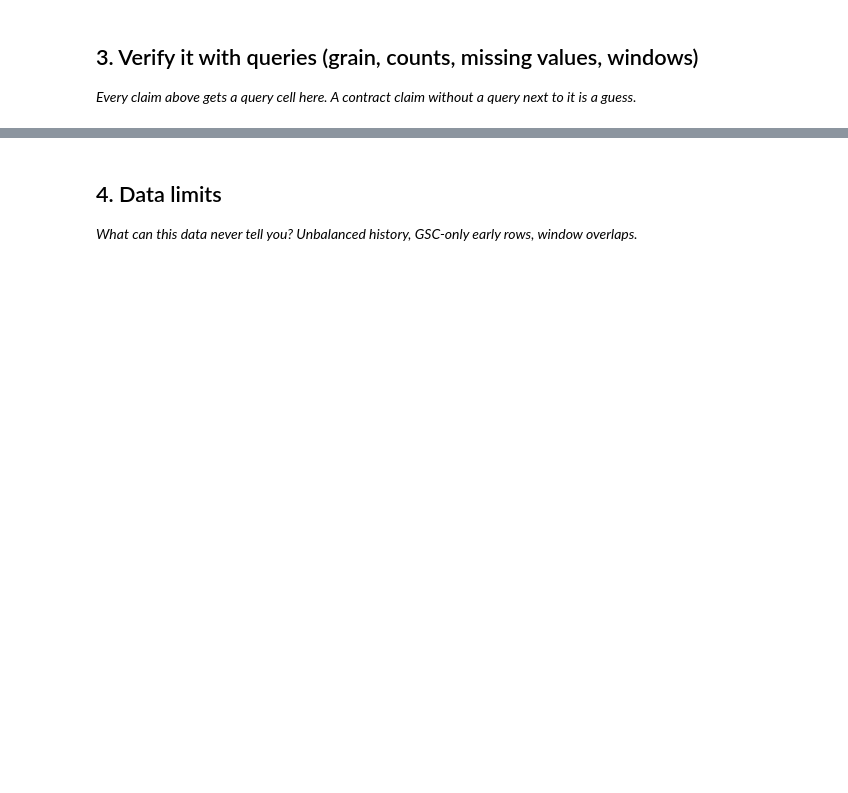
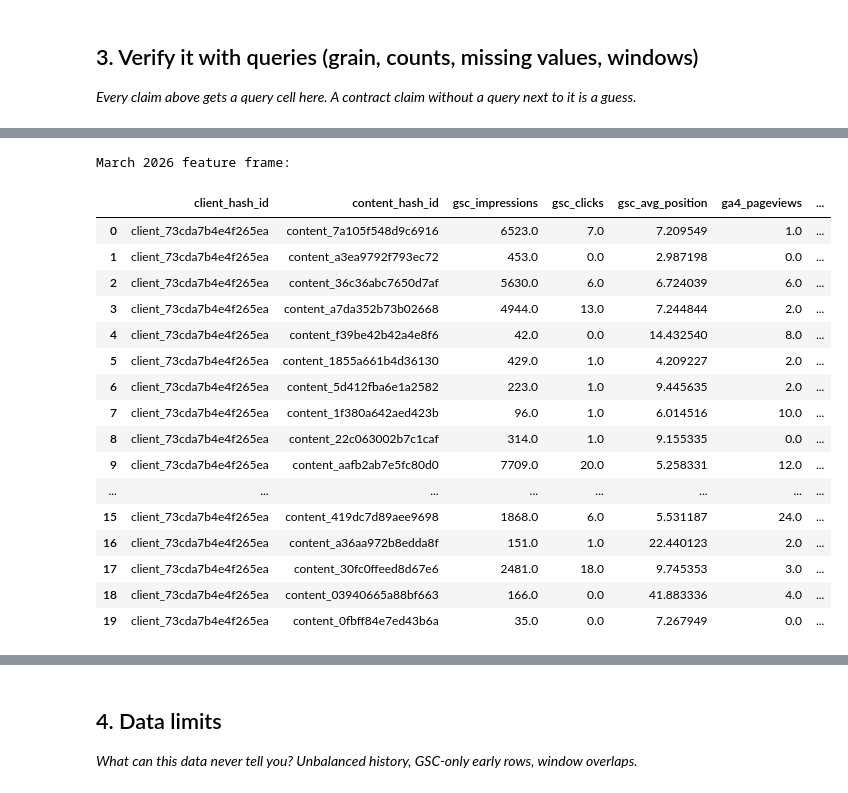
Before and after one commit to manahilrubabsatti/flyrank-ml, a Jupyter notebook: work/notebooks/w03_data_contract.ipynb, the cells around one changed output, grey strips where cells are left out. Cells and saved outputs as stored; diff of their text form; code cells hidden in the pictures; blank space fills up the shorter version.

```diff
--- a/work/notebooks/w03_data_contract.ipynb
+++ b/work/notebooks/w03_data_contract.ipynb
@@ -29,0 +236,51 @@ This skeleton is yours to fill. Work the sections **in order** — each one has
+# %%
+# Build a small March 2026 feature frame
+
+feature_query = """
+SELECT
+    client_hash_id,
+    content_hash_id,
+
+    SUM(gsc_impressions) AS gsc_impressions,
+    SUM(gsc_clicks) AS gsc_clicks,
+    AVG(gsc_avg_position) AS gsc_avg_position,
+    SUM(ga4_pageviews) AS ga4_pageviews,
+    SUM(ga4_sessions) AS ga4_sessions
+
+FROM read_parquet(
+    'hf://datasets/FlyRank/internship-warehouse/fact_content_daily_performance/**/*.parquet'
+)
+
+WHERE report_date >= DATE '2026-03-01'
+  AND report_date < DATE '2026-04-01'
+
+GROUP BY
+    client_hash_id,
+    content_hash_id
+
+LIMIT 20
+"""
+
+feature_frame = con.sql(feature_query).df()
+
+print("March 2026 feature frame:")
+display(feature_frame)
+# %% [output]
+March 2026 feature frame:
+|  | client_hash_id | content_hash_id | gsc_impressions | gsc_clicks | gsc_avg_position | ga4_pageviews | ... |
+| 0 | client_73cda7b4e4f265ea | content_7a105f548d9c6916 | 6523.0 | 7.0 | 7.209549 | 1.0 | ... |
+| 1 | client_73cda7b4e4f265ea | content_a3ea9792f793ec72 | 453.0 | 0.0 | 2.987198 | 0.0 | ... |
+| 2 | client_73cda7b4e4f265ea | content_36c36abc7650d7af | 5630.0 | 6.0 | 6.724039 | 6.0 | ... |
+| 3 | client_73cda7b4e4f265ea | content_a7da352b73b02668 | 4944.0 | 13.0 | 7.244844 | 2.0 | ... |
+| 4 | client_73cda7b4e4f265ea | content_f39be42b42a4e8f6 | 42.0 | 0.0 | 14.432540 | 8.0 | ... |
+| 5 | client_73cda7b4e4f265ea | content_1855a661b4d36130 | 429.0 | 1.0 | 4.209227 | 2.0 | ... |
+| 6 | client_73cda7b4e4f265ea | content_5d412fba6e1a2582 | 223.0 | 1.0 | 9.445635 | 2.0 | ... |
+| 7 | client_73cda7b4e4f265ea | content_1f380a642aed423b | 96.0 | 1.0 | 6.014516 | 10.0 | ... |
+| 8 | client_73cda7b4e4f265ea | content_22c063002b7c1caf | 314.0 | 1.0 | 9.155335 | 0.0 | ... |
+| 9 | client_73cda7b4e4f265ea | content_aafb2ab7e5fc80d0 | 7709.0 | 20.0 | 5.258331 | 12.0 | ... |
+| ... | ... | ... | ... | ... | ... | ... | ... |
+| 15 | client_73cda7b4e4f265ea | content_419dc7d89aee9698 | 1868.0 | 6.0 | 5.531187 | 24.0 | ... |
+| 16 | client_73cda7b4e4f265ea | content_a36aa972b8edda8f | 151.0 | 1.0 | 22.440123 | 2.0 | ... |
+| 17 | client_73cda7b4e4f265ea | content_30fc0ffeed8d67e6 | 2481.0 | 18.0 | 9.745353 | 3.0 | ... |
+| 18 | client_73cda7b4e4f265ea | content_03940665a88bf663 | 166.0 | 0.0 | 41.883336 | 4.0 | ... |
+| 19 | client_73cda7b4e4f265ea | content_0fbff84e7ed43b6a | 35.0 | 0.0 | 7.267949 | 0.0 | ... |
```
Also changed, not shown: parts of 20 cells of this notebook.
